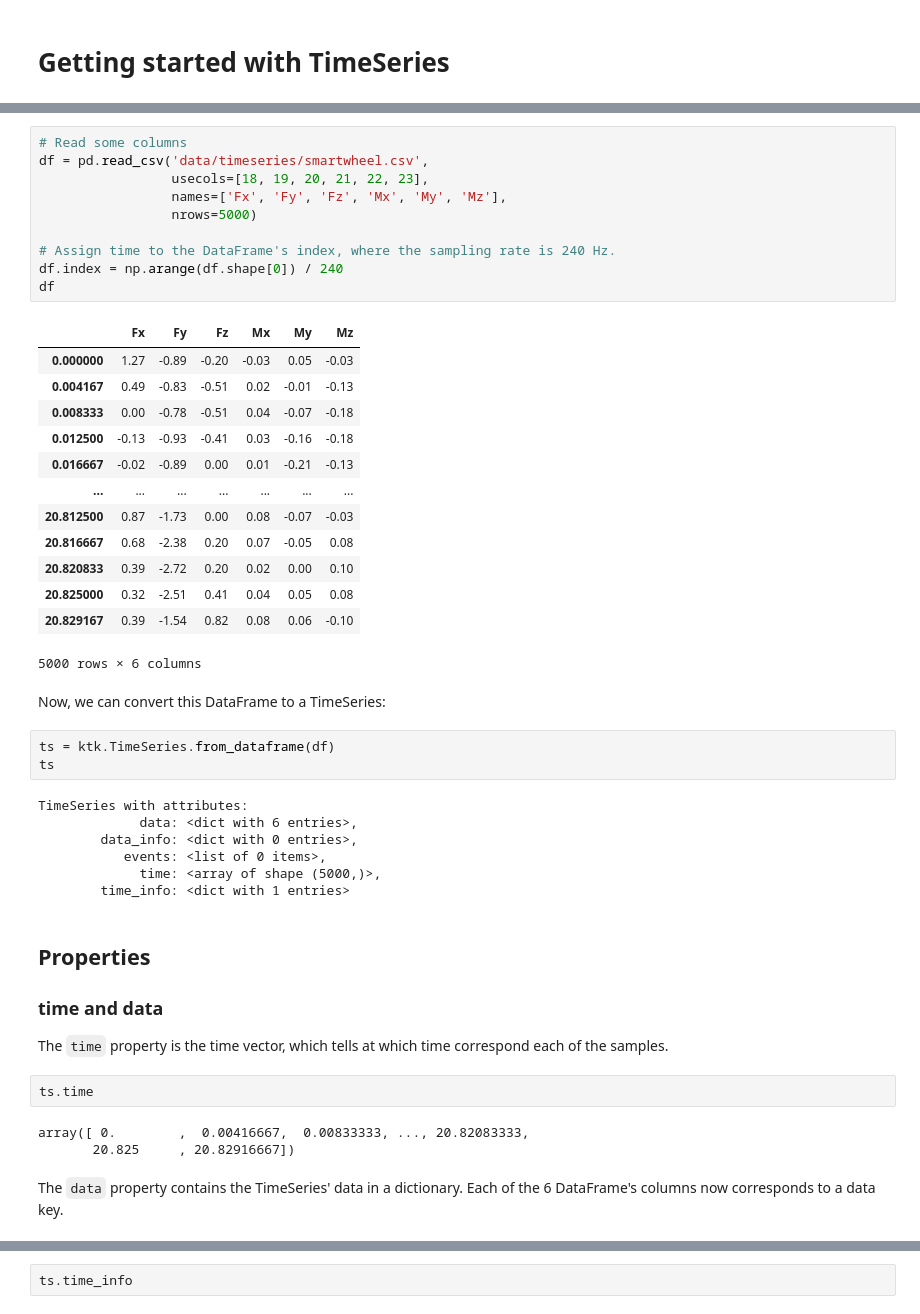
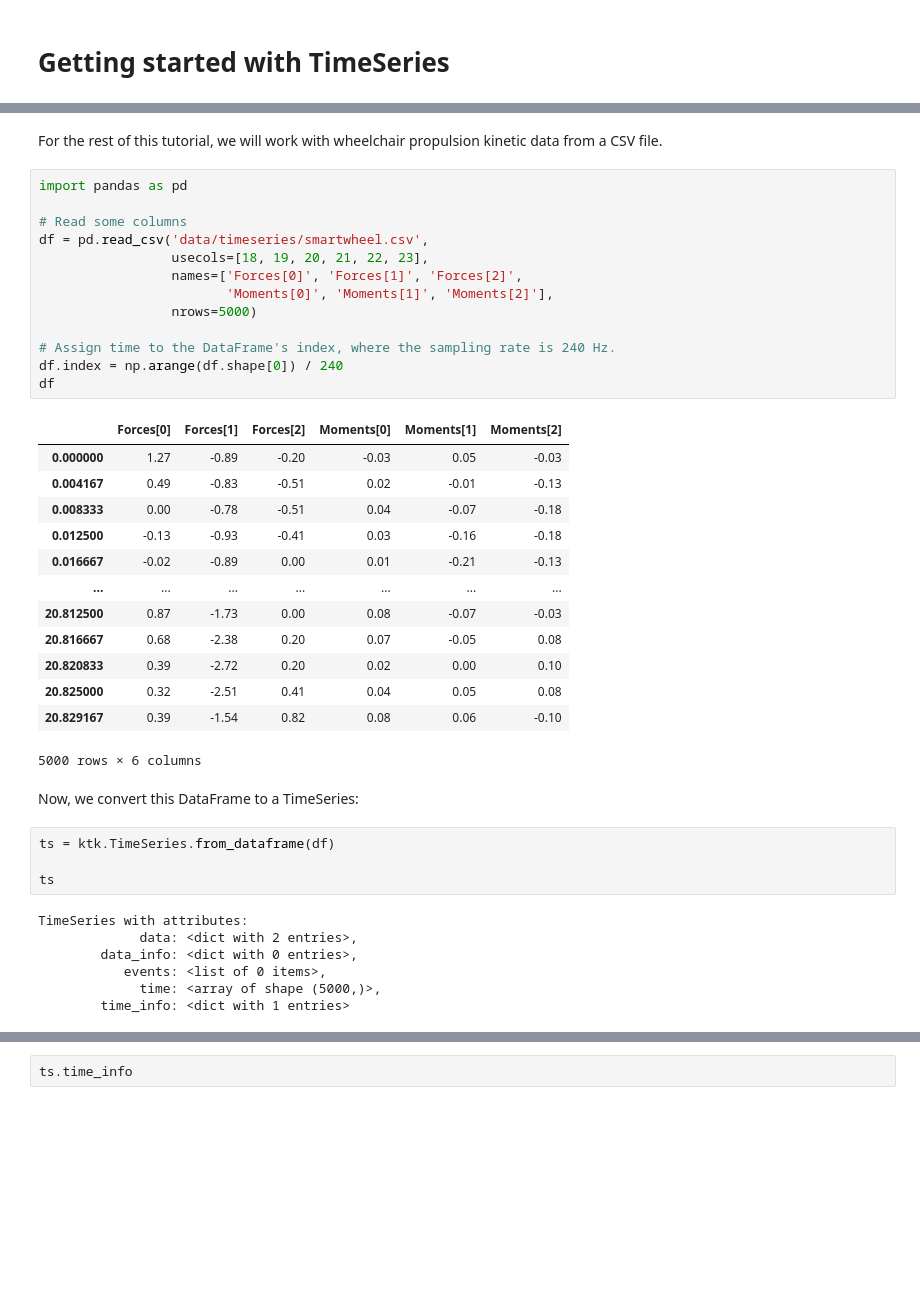
Before and after one commit to kineticstoolkit/kineticstoolkit, a Jupyter notebook: doc/timeseries.ipynb, the cells around one changed output, grey strips where cells are left out. Drawn from its saved outputs; the diff is of its cells as text; blank space fills up the shorter version.

Commit message:
Updated TimeSeries tutorials and TOC

```diff
--- a/doc/timeseries.ipynb
+++ b/doc/timeseries.ipynb
@@ -22,15 +125,20 @@ import numpy as np
+# %% [markdown]
+For the rest of this tutorial, we will work with wheelchair propulsion kinetic data from a CSV file.
 # %%
+import pandas as pd
+
 # Read some columns
 df = pd.read_csv('data/timeseries/smartwheel.csv',
                  usecols=[18, 19, 20, 21, 22, 23],
-                 names=['Fx', 'Fy', 'Fz', 'Mx', 'My', 'Mz'],
+                 names=['Forces[0]', 'Forces[1]', 'Forces[2]',
+                        'Moments[0]', 'Moments[1]', 'Moments[2]'],
                  nrows=5000)
 
 # Assign time to the DataFrame's index, where the sampling rate is 240 Hz.
 df.index = np.arange(df.shape[0]) / 240
 df
 # %% [output]
-|  | Fx | Fy | Fz | Mx | My | Mz |
+|  | Forces[0] | Forces[1] | Forces[2] | Moments[0] | Moments[1] | Moments[2] |
 | 0.000000 | 1.27 | -0.89 | -0.20 | -0.03 | 0.05 | -0.03 |
 | 0.004167 | 0.49 | -0.83 | -0.51 | 0.02 | -0.01 | -0.13 |
 | 0.008333 | 0.00 | -0.78 | -0.51 | 0.04 | -0.07 | -0.18 |
@@ -44,31 +152,18 @@ df
 | 20.829167 | 0.39 | -1.54 | 0.82 | 0.08 | 0.06 | -0.10 |
 5000 rows × 6 columns
 # %% [markdown]
-Now, we can convert this DataFrame to a TimeSeries:
+Now, we convert this DataFrame to a TimeSeries:
 # %%
 ts = ktk.TimeSeries.from_dataframe(df)
+
 ts
 # %% [output]
 TimeSeries with attributes:
-             data: <dict with 6 entries>,
+             data: <dict with 2 entries>,
         data_info: <dict with 0 entries>,
            events: <list of 0 items>,
              time: <array of shape (5000,)>,
         time_info: <dict with 1 entries>
-# %% [markdown]
-Properties
-----------
-
-### time and data ###
-
-The `time` property is the time vector, which tells at which time correspond each of the samples.
-# %%
-ts.time
-# %% [output]
-array([ 0.        ,  0.00416667,  0.00833333, ..., 20.82083333,
-       20.825     , 20.82916667])
-# %% [markdown]
-The `data` property contains the TimeSeries' data in a dictionary. Each of the 6 DataFrame's columns now corresponds to a data key.
 # %%
 ts.data
 # %% [output]
```
Also changed, not shown: parts of 26 cells of this notebook, 58 other files.
